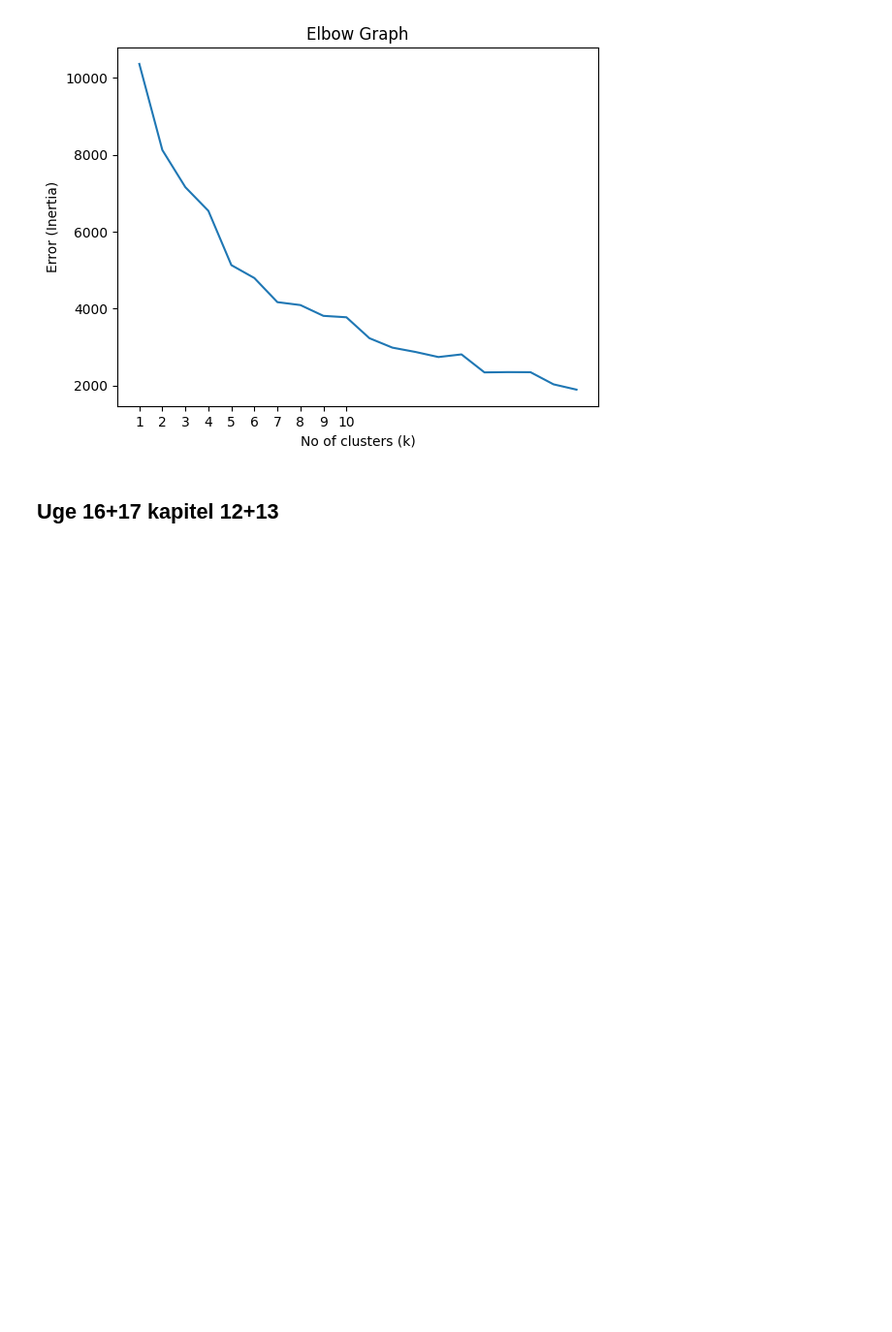
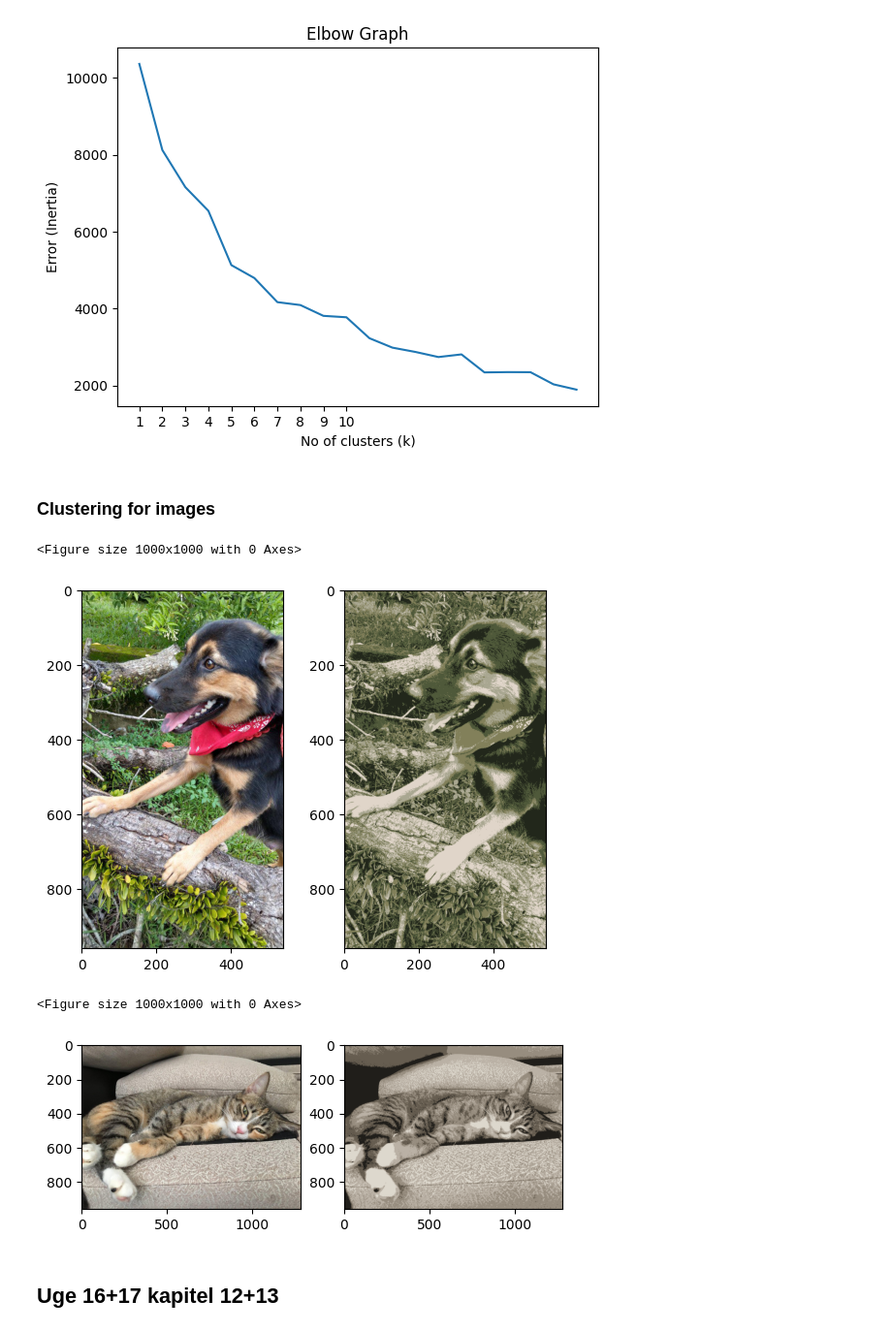
Before and after one commit to Alex9667/PetfinderPawpularityScore, a Jupyter notebook: app.ipynb, the cells around one changed output. Shown at 97% size. Cells and saved outputs as stored; diff of their text form; code cells hidden in the pictures; blank space fills up the shorter version.

```diff
--- a/app.ipynb
+++ b/app.ipynb
@@ -343,6 +364,39 @@ plt.xticks([1,2,3,4,5,6,7,8,9,10])
 plt.show()
 # %% [output]
 [figure]
+# %% [markdown]
+### Clustering for images
+# %%
+def image_kmeans(path: str, clusters: int = 5):
+    source_image = cv2.imread(path)
+    image = cv2.cvtColor(source_image, cv2.COLOR_RGB2BGR)
+    pixel_values = image.reshape((-1, 3))
+    pixel_values = np.float32(pixel_values)
+
+    criteria = (cv2.TERM_CRITERIA_EPS + cv2.TERM_CRITERIA_MAX_ITER, 100, 0.2)
+    K=clusters
+    _, labels, (centers) = cv2.kmeans(pixel_values, K, None, criteria, 10,
+    cv2.KMEANS_RANDOM_CENTERS)
+
+    centers = np.uint8(centers)
+    labels = labels.flatten()
+
+    segmented_image = centers[labels.flatten()]
+    segmented_image = segmented_image.reshape(image.shape)
+    plt.figure(figsize=(10,10))
+    fig, axs = plt.subplots(1,2)
+
+    axs[0].imshow(image)
+    axs[1].imshow(segmented_image)
+    plt.show()
+
+image_kmeans(r"Data\train\0a51fa22c7b84249889d1e157c54c11f.jpg")
+image_kmeans(r"Data\train\0adbd3eeacf2e8318dc0313a5738543f.jpg")
+# %% [output]
+<Figure size 1000x1000 with 0 Axes>
+[figure, added]
+<Figure size 1000x1000 with 0 Axes>
+[figure, added]
 # %% [markdown]
 ## Uge 16+17 kapitel 12+13
 # %% [markdown]
```
Also changed, not shown: parts of 5 cells of this notebook, 6 other files.
